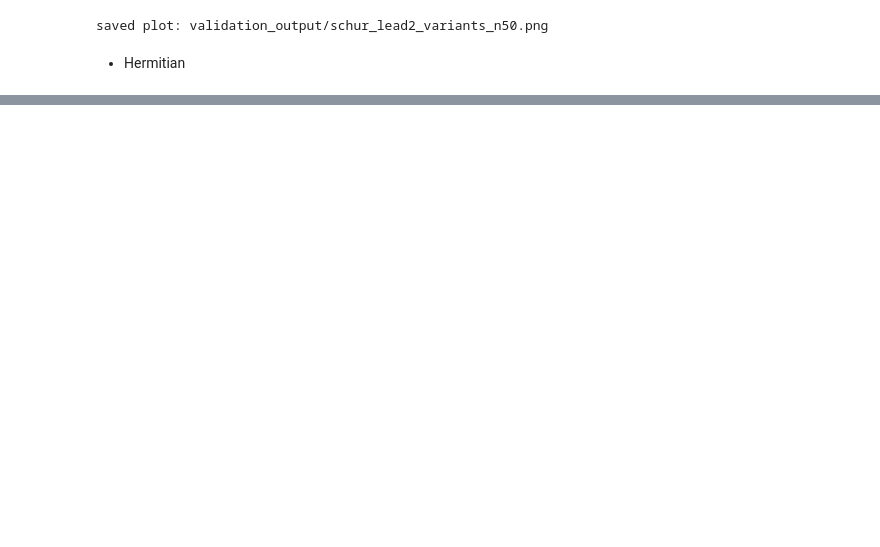
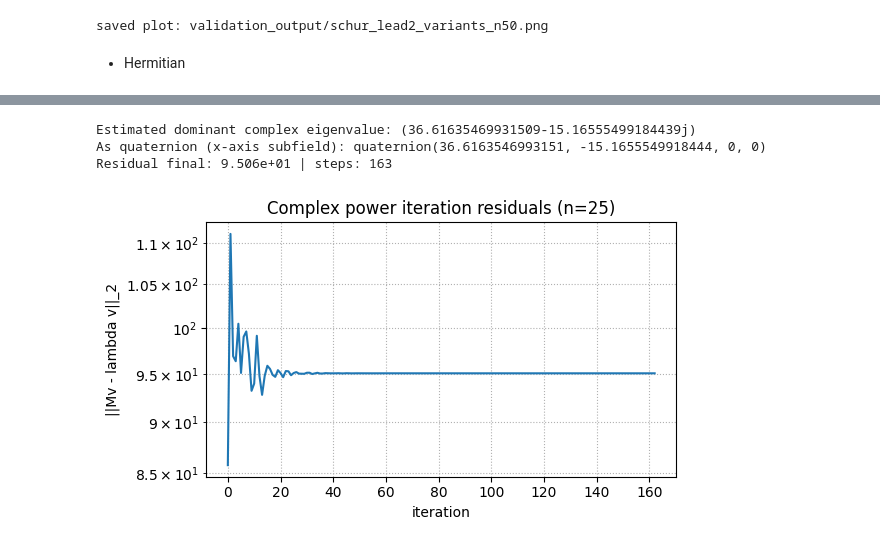
Before and after one commit to vleplat/QuatIca, a Jupyter notebook: QuatIca_Core_Functionality_Demo.ipynb, the cells around one changed output, grey strips where cells are left out. Drawn from its saved outputs; the diff is of its cells as text; code cells hidden in the pictures; blank space fills up the shorter version.

```diff
--- a/QuatIca_Core_Functionality_Demo.ipynb
+++ b/QuatIca_Core_Functionality_Demo.ipynb
@@ -1025,0 +1026,52 @@ Unitarity error ||Q^H Q - I||_F: 9.387e-14
+# %%
+# 12b. Non-Hermitian Complex Power Iteration (Experimental)
+# This demo estimates a complex eigenvalue for a general (non-Hermitian) quaternion matrix
+# using a fixed complex subfield via the complex adjoint mapping.
+
+import sys, os
+import numpy as np
+import quaternion
+import matplotlib.pyplot as plt
+
+# Robust path setup for direct notebook execution
+root = os.getcwd()
+if root not in sys.path:
+    sys.path.insert(0, root)
+core_path = os.path.join(root, "core")
+if core_path not in sys.path:
+    sys.path.insert(0, core_path)
+
+from core.data_gen import create_test_matrix
+from core.utils import power_iteration_nonhermitian
+
+n = 25
+A_rand = create_test_matrix(n, n)
+
+q_vec, lambda_complex, residuals = power_iteration_nonhermitian(
+    A_rand,
+    max_iterations=3000,
+    eig_tol=1e-12,
+    res_tol=1e-10,
+    seed=0,
+    return_vector=True,
+)
+
+lam_q = quaternion.quaternion(float(np.real(lambda_complex)), float(np.imag(lambda_complex)), 0.0, 0.0)
+print(f"Estimated dominant complex eigenvalue: {lambda_complex}")
+print(f"As quaternion (x-axis subfield): {lam_q}")
+print(f"Residual final: {residuals[-1] if residuals else float('nan'):.3e} | steps: {len(residuals)}")
+
+plt.figure(figsize=(6, 3.5))
+if residuals:
+    plt.semilogy(residuals)
+plt.title(f"Complex power iteration residuals (n={n})")
+plt.xlabel("iteration")
+plt.ylabel("||Mv - lambda v||_2")
+plt.grid(True, which="both", ls=":")
+plt.tight_layout()
+plt.show()
+# %% [output]
+Estimated dominant complex eigenvalue: (36.61635469931509-15.16555499184439j)
+As quaternion (x-axis subfield): quaternion(36.6163546993151, -15.1655549918444, 0, 0)
+Residual final: 9.506e+01 | steps: 163
+[figure, added]
```
Also changed, not shown: parts of 22 cells of this notebook, 5 other files.
